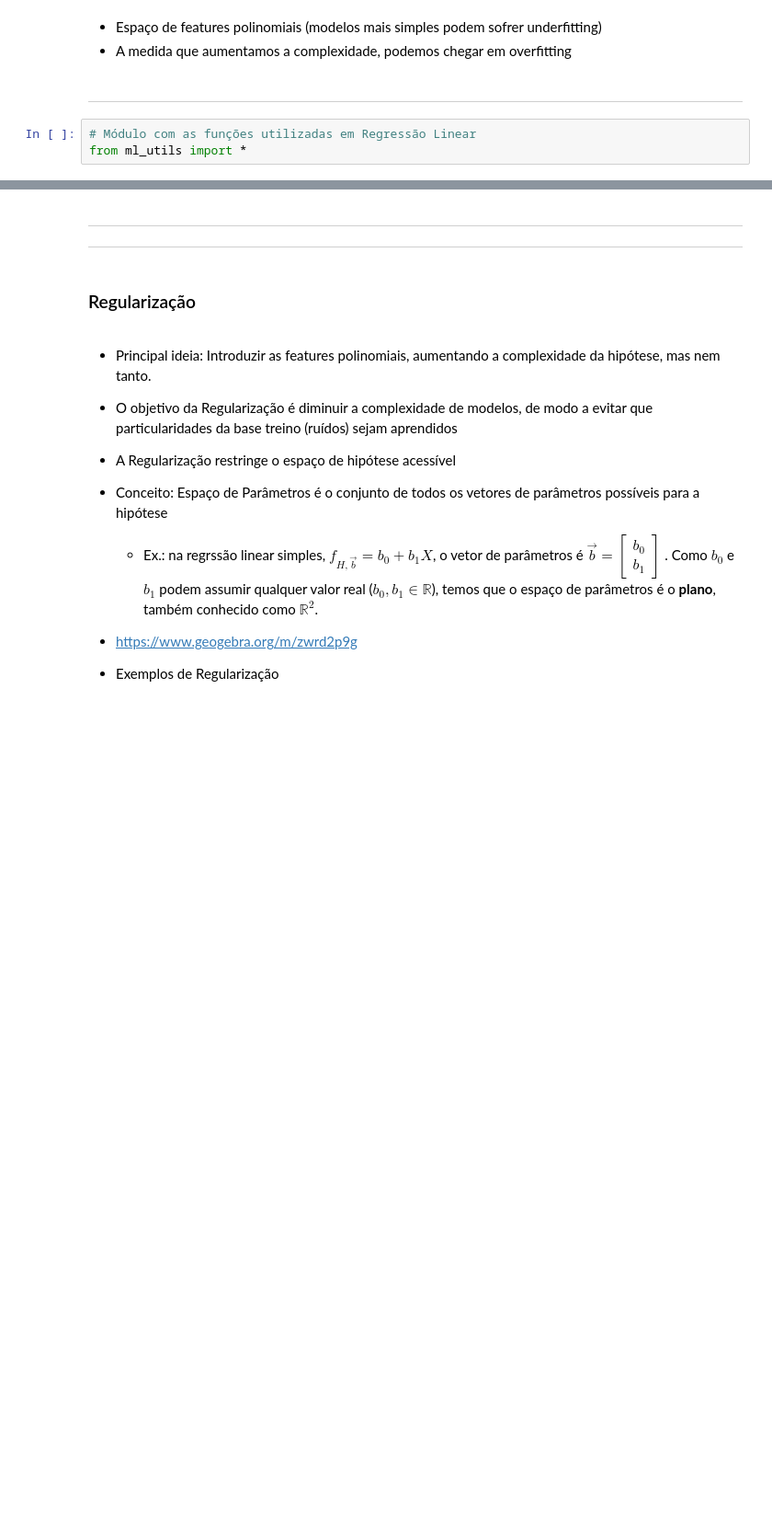
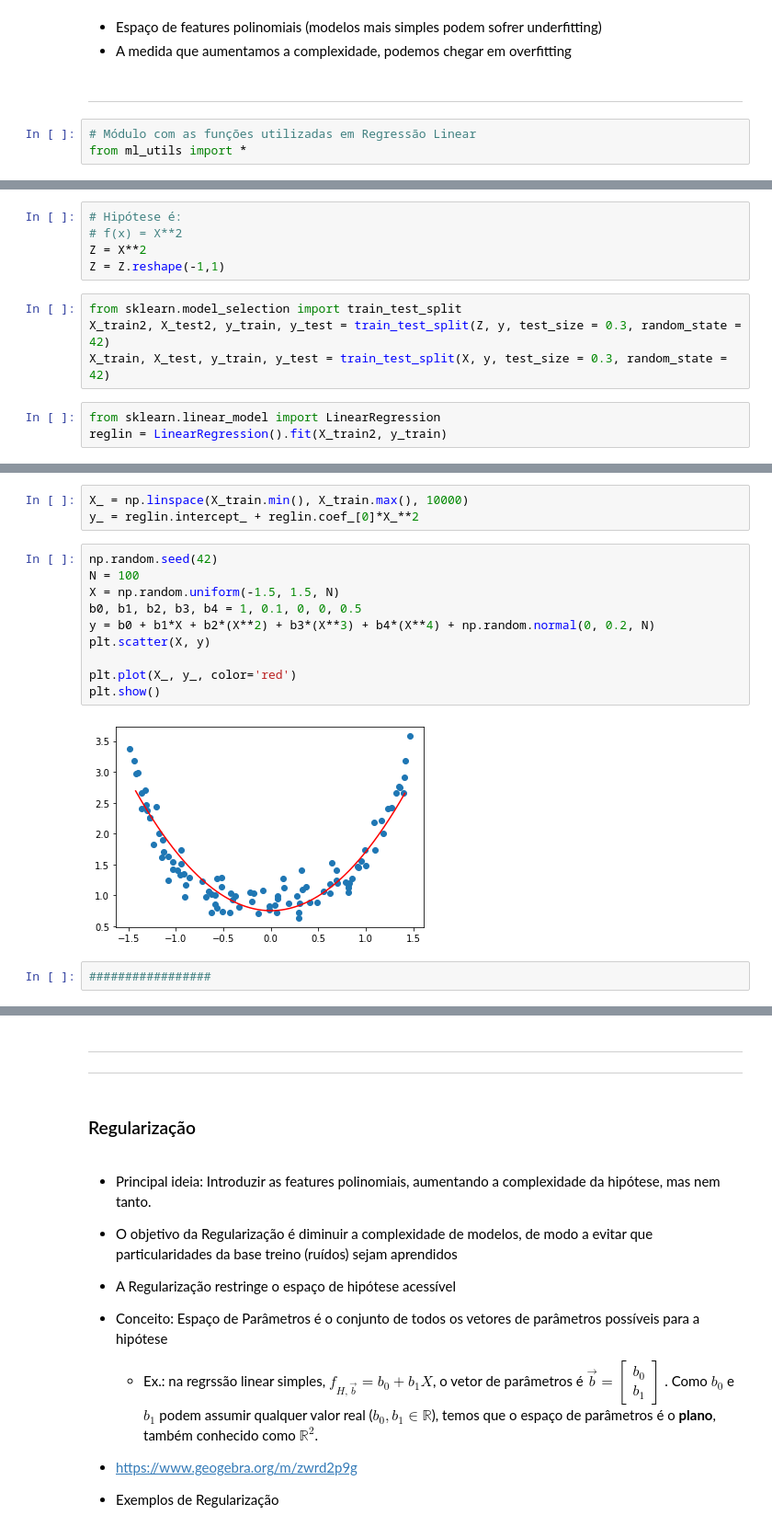
Before and after one commit to GabrielAsato/Curso_DS_Degree, a Jupyter notebook: Módulo 8 - Estatística II/Revisão do módulo de Estatística II (Pré ML).ipynb, the cells around one changed output, grey strips where cells are left out. Shown at 92% size. Cells and saved outputs as stored; diff of their text form; blank space fills up the shorter version.

```diff
--- a/Módulo 8 - Estatística II/Revisão do módulo de Estatística II (Pré ML).ipynb
+++ b/Módulo 8 - Estatística II/Revisão do módulo de Estatística II (Pré ML).ipynb
@@ -1075,0 +1066,12 @@ array([[-0.37637964],
+# %%
+# Hipótese é:
+# f(x) = X**2
+Z = X**2
+Z = Z.reshape(-1,1)
+# %%
+from sklearn.model_selection import train_test_split
+X_train2, X_test2, y_train, y_test = train_test_split(Z, y, test_size = 0.3, random_state = 42)
+X_train, X_test, y_train, y_test = train_test_split(X, y, test_size = 0.3, random_state = 42)
+# %%
+from sklearn.linear_model import LinearRegression
+reglin = LinearRegression().fit(X_train2, y_train)
@@ -1075,0 +1092,17 @@ array([[-0.37637964],
+# %%
+X_ = np.linspace(X_train.min(), X_train.max(), 10000)
+y_ = reglin.intercept_ + reglin.coef_[0]*X_**2
+# %%
+np.random.seed(42)
+N = 100
+X = np.random.uniform(-1.5, 1.5, N)
+b0, b1, b2, b3, b4 = 1, 0.1, 0, 0, 0.5
+y = b0 + b1*X + b2*(X**2) + b3*(X**3) + b4*(X**4) + np.random.normal(0, 0.2, N)
+plt.scatter(X, y)
+
+plt.plot(X_, y_, color='red')
+plt.show()
+# %% [output]
+[figure, added]
+# %%
+#################
```
Also changed, not shown: parts of 28 cells of this notebook, 23 other files.
